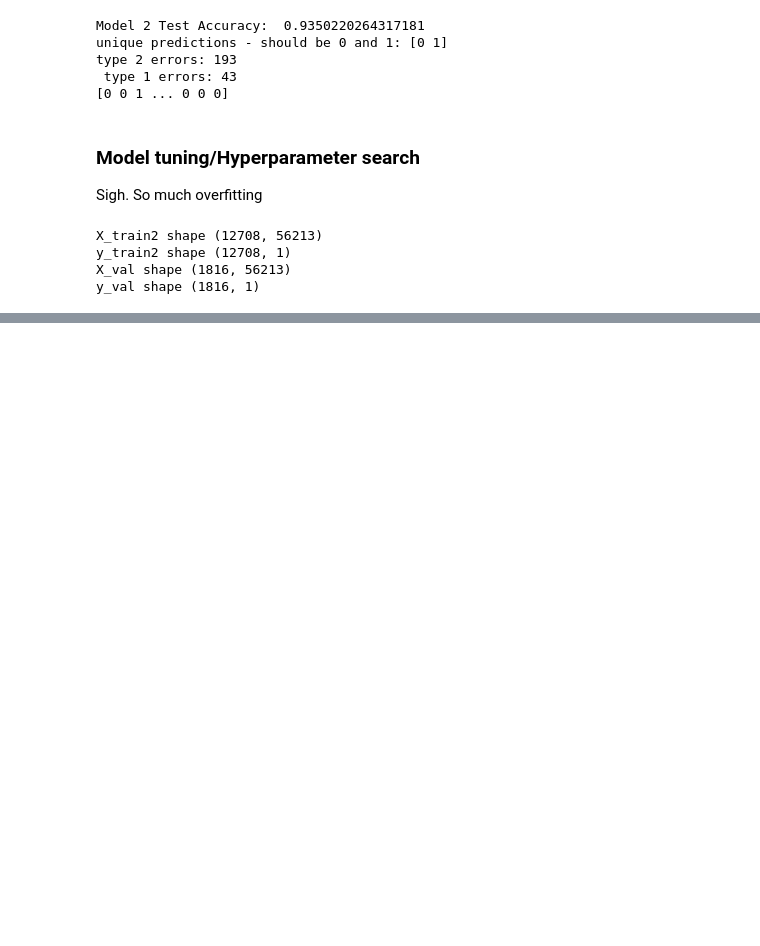
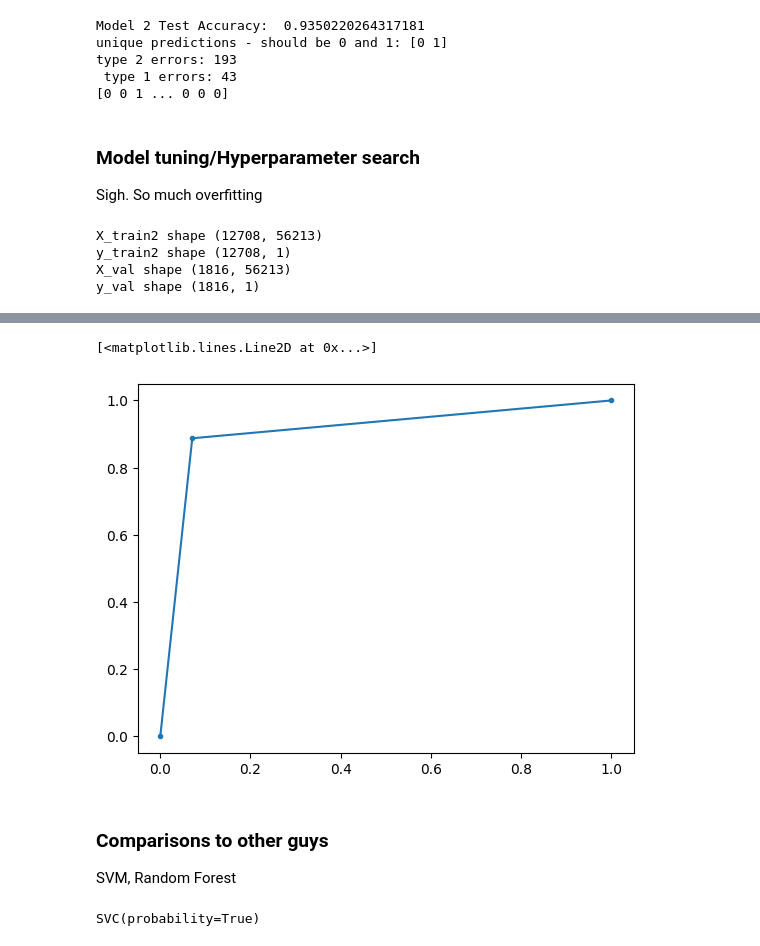
Before and after one commit to JonathanYe3/ML_duh_guyz, a Jupyter notebook: adaboostweakclassifier_jonat.ipynb, the cells around one changed output, grey strips where cells are left out. Drawn from its saved outputs; the diff is of its cells as text; code cells hidden in the pictures; blank space fills up the shorter version.

```diff
--- a/adaboostweakclassifier_jonat.ipynb
+++ b/adaboostweakclassifier_jonat.ipynb
@@ -255,0 +317,17 @@ F1 score, confusion matrix,
+# %%
+%run AdaBoostWeakClassic.py
+
+ada_fpr, ada_tpr, thresholds  = metrics.roc_curve(y_test_flat, predictions)
+plt.plot(ada_fpr, ada_tpr, marker='.', label='bruh')
+# %% [output]
+[<matplotlib.lines.Line2D at 0x...>]
+[figure, added]
+# %% [markdown]
+### Comparisons to other guys
+SVM, Random Forest
+# %%
+from sklearn import svm
+svm_example = svm.SVC(probability = True)
+svm_example.fit(X_train, y_train_flat)
+# %% [output]
+SVC(probability=True)
```
Also changed, not shown: parts of 10 cells of this notebook, 1 other file.
